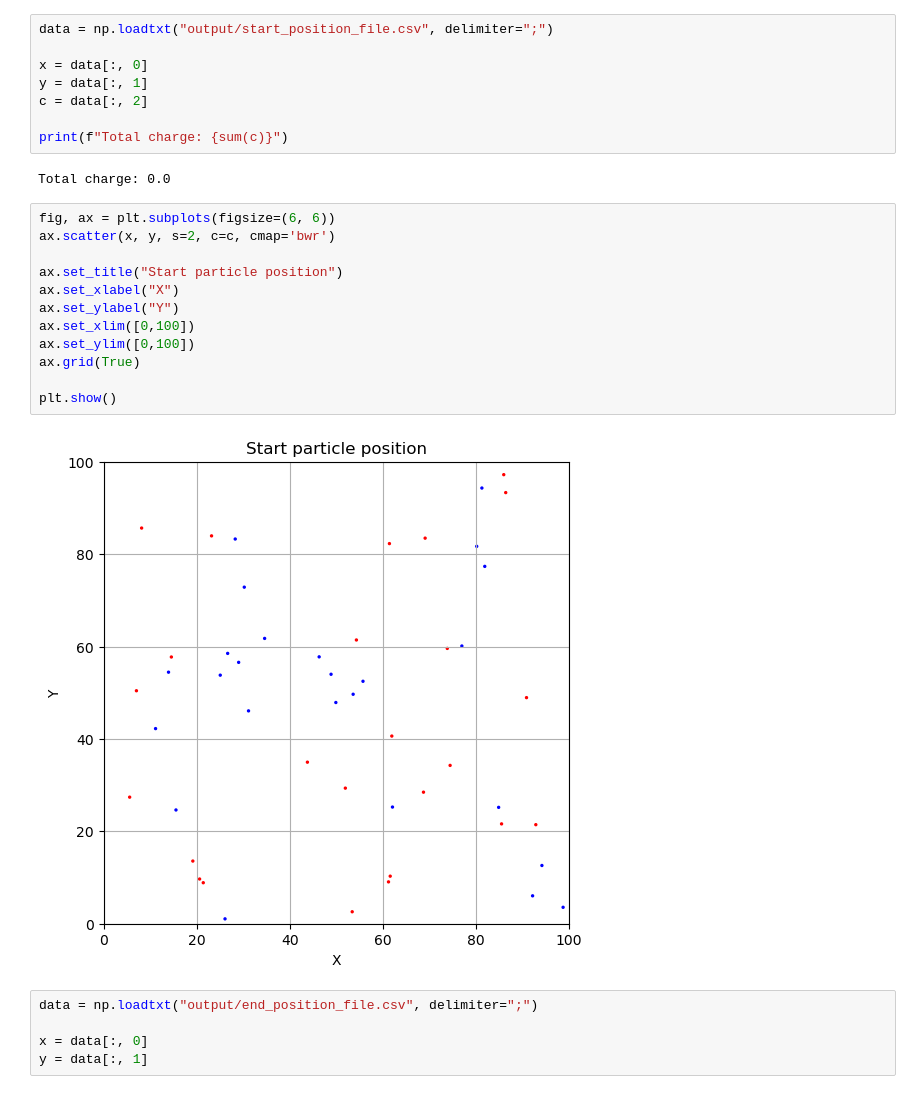
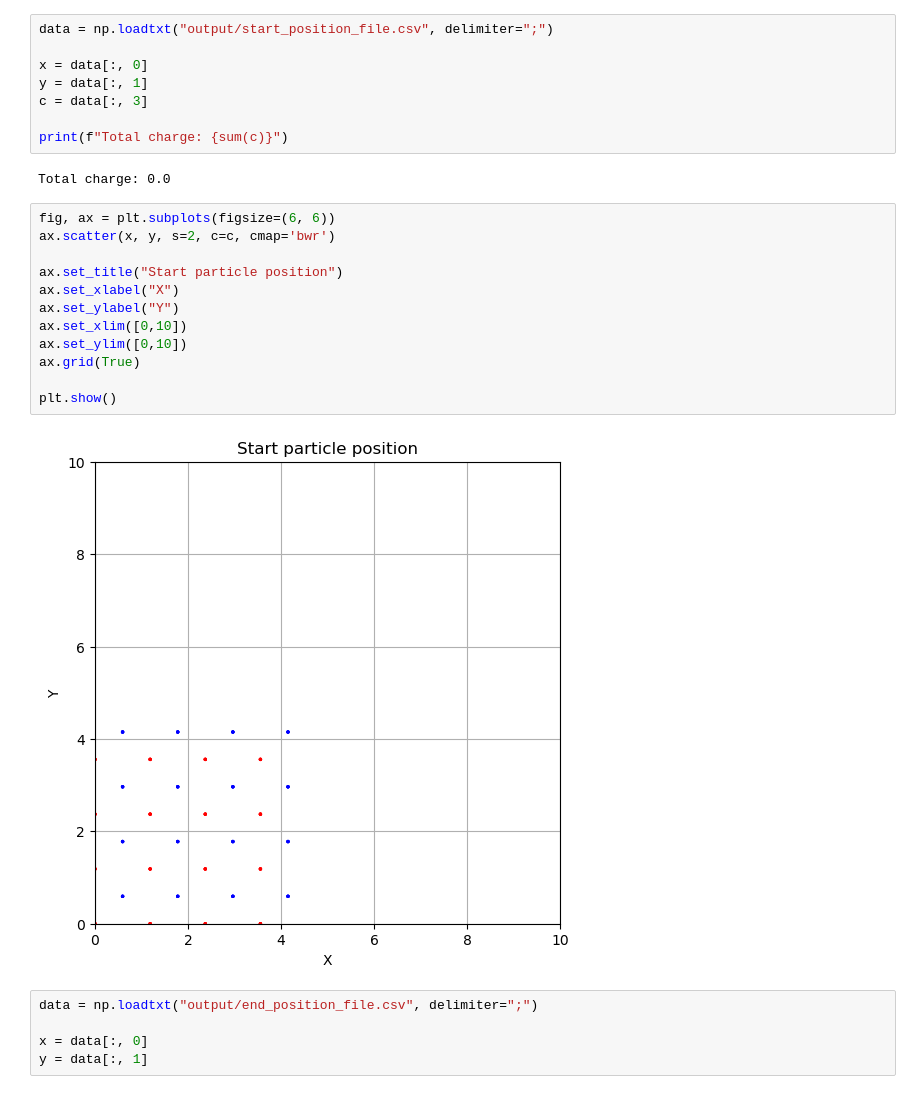
Before and after one commit to Sparisi01/montecarlo_particles_simulation, a Jupyter notebook: data_analysis.ipynb, the cells around one changed output. Saved outputs shown, nothing was run; the diff lists cells and outputs as text.

```diff
--- a/data_analysis.ipynb
+++ b/data_analysis.ipynb
@@ -10,7 +10,7 @@ data = np.loadtxt("output/start_position_file.csv", delimiter=";")
 
 x = data[:, 0]
 y = data[:, 1]
-c = data[:, 2]
+c = data[:, 3]
 
 print(f"Total charge: {sum(c)}")
 # %% [output]
@@ -18,17 +18,17 @@ Total charge: 0.0
 # %%
 fig, ax = plt.subplots(figsize=(6, 6))
 ax.scatter(x, y, s=2, c=c, cmap='bwr')
 
 ax.set_title("Start particle position")
 ax.set_xlabel("X")
 ax.set_ylabel("Y")
-ax.set_xlim([0,100])
-ax.set_ylim([0,100])
+ax.set_xlim([0,10])
+ax.set_ylim([0,10])
 ax.grid(True)
 
 plt.show()
 # %% [output]
-[figure, old version]
+[figure, new version]
 # %%
 data = np.loadtxt("output/end_position_file.csv", delimiter=";")
 
```
Also changed, not shown: parts of 4 cells of this notebook, 7 other files.
